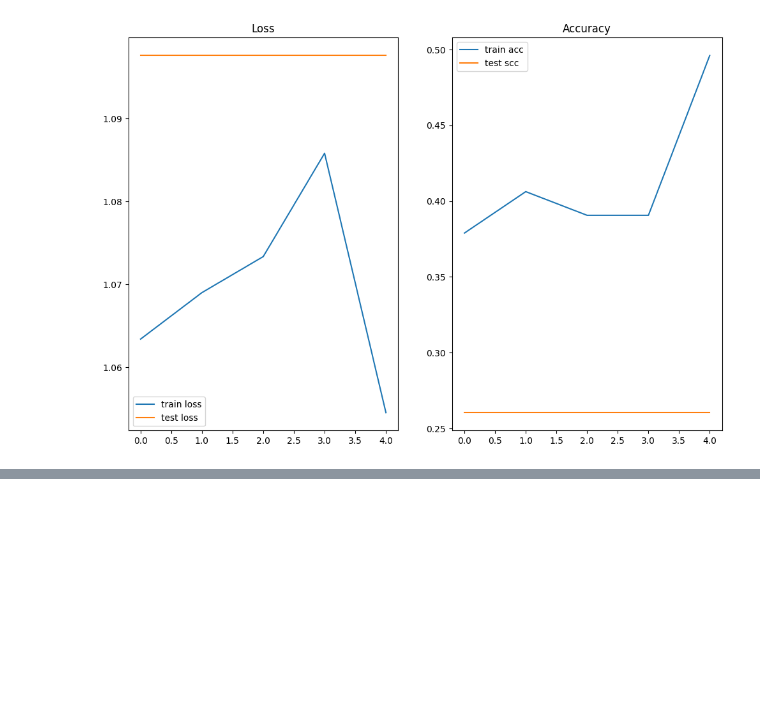
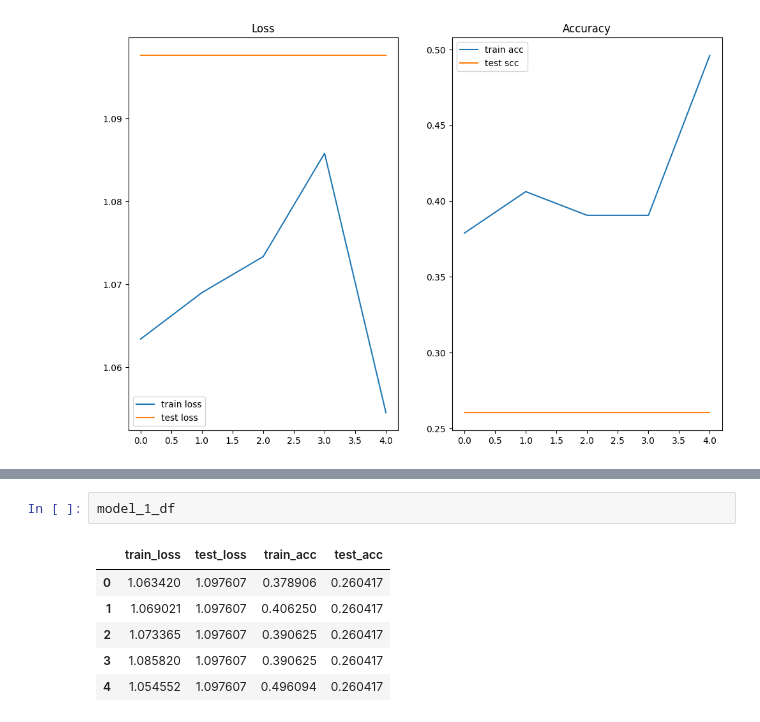
Before and after one commit to Linux-Server/ZTM, a Jupyter notebook: pytorch/04_custom_dataset/1.ipynb, the cells around one changed output, grey strips where cells are left out. Drawn from its saved outputs; the diff is of its cells as text; blank space fills up the shorter version.

```diff
--- a/pytorch/04_custom_dataset/1.ipynb
+++ b/pytorch/04_custom_dataset/1.ipynb
@@ -915,0 +919,9 @@ a.nelement()
+# %%
+model_1_df
+# %% [output]
+|  | train_loss | test_loss | train_acc | test_acc |
+| 0 | 1.063420 | 1.097607 | 0.378906 | 0.260417 |
+| 1 | 1.069021 | 1.097607 | 0.406250 | 0.260417 |
+| 2 | 1.073365 | 1.097607 | 0.390625 | 0.260417 |
+| 3 | 1.085820 | 1.097607 | 0.390625 | 0.260417 |
+| 4 | 1.054552 | 1.097607 | 0.496094 | 0.260417 |
```
Also changed, not shown: parts of 17 cells of this notebook, 1 other file.
